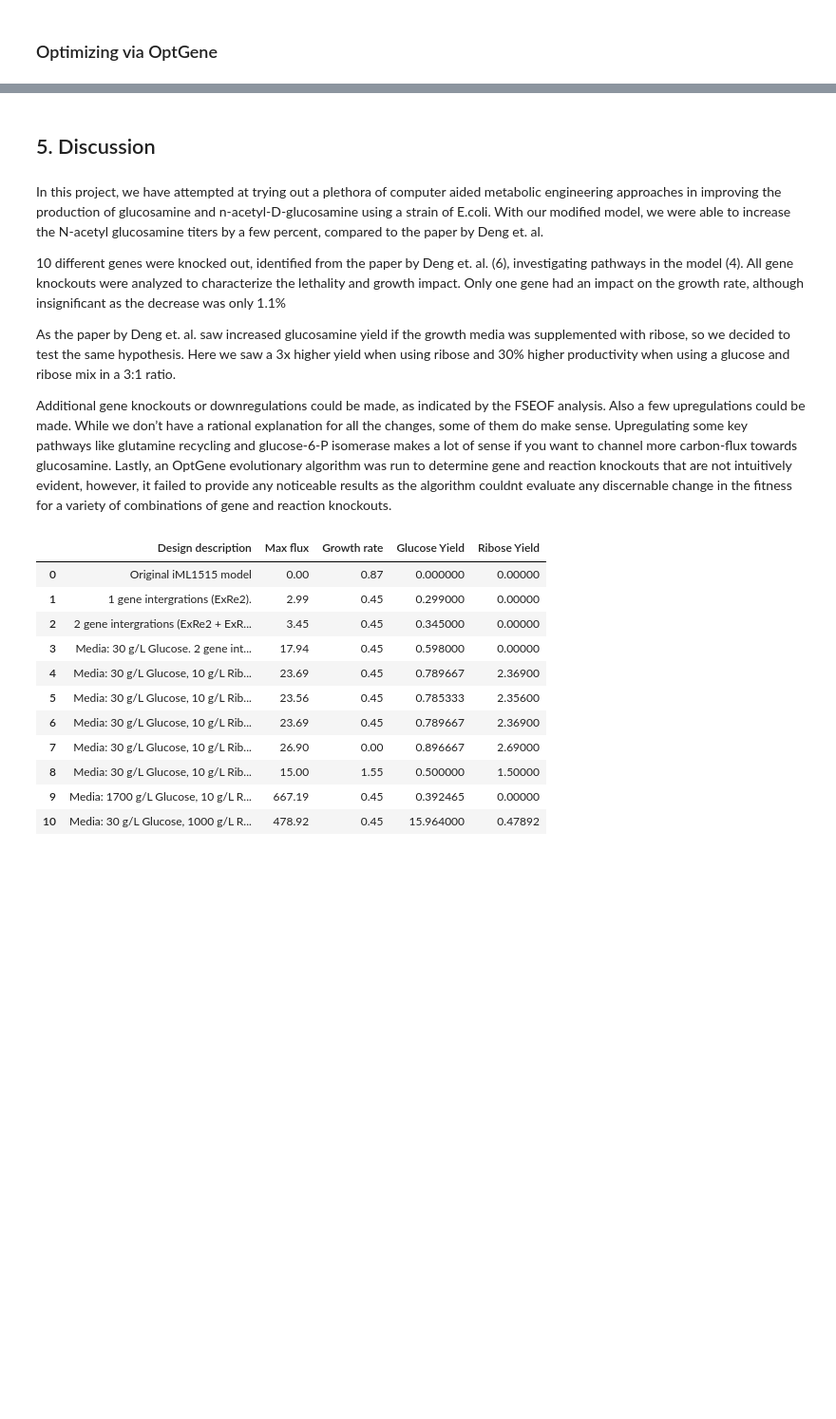
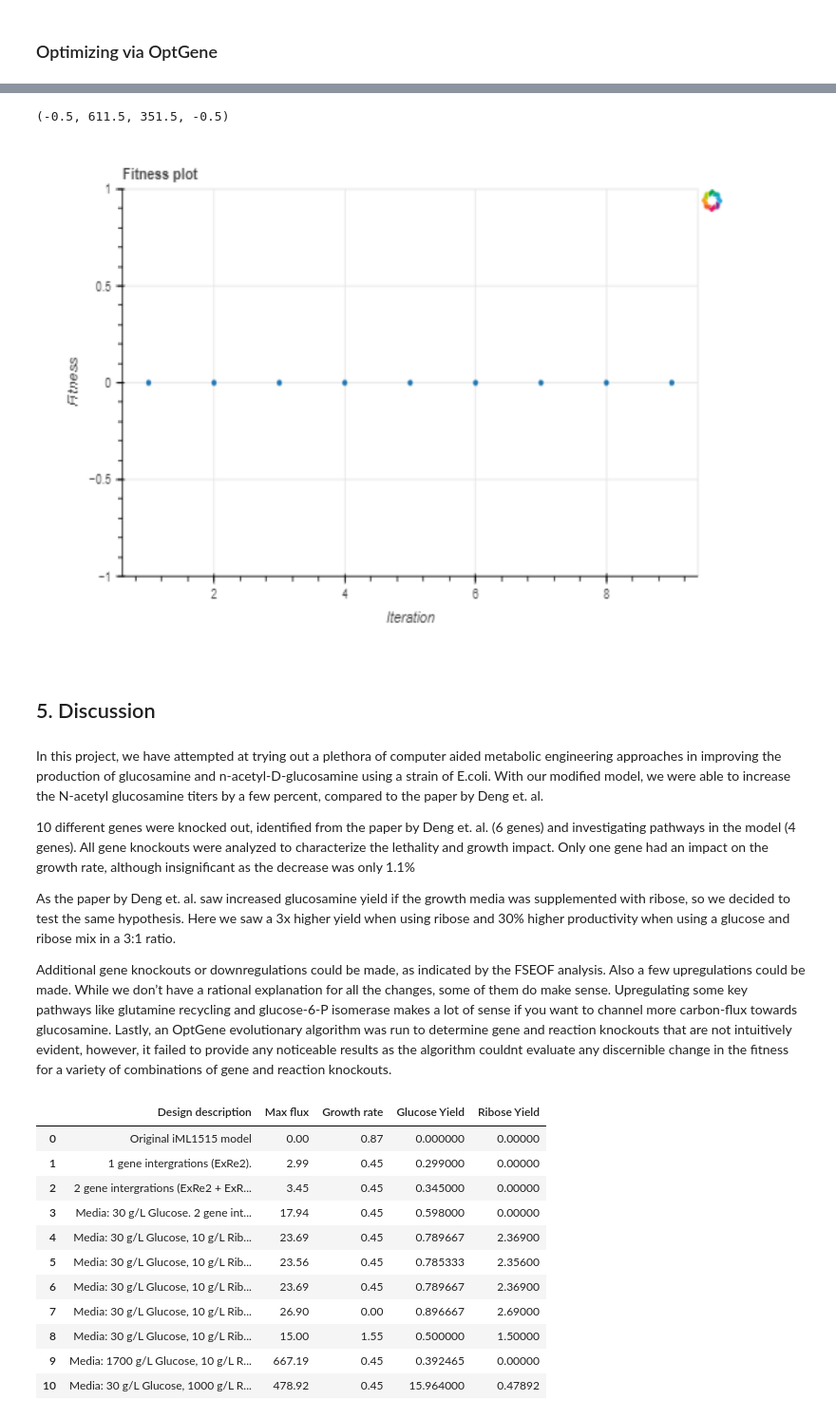
Before and after one commit to 27410/27410-group-assigment-group-13-glucosamine-in-e-coli, a Jupyter notebook: Report.ipynb, the cells around one changed output, grey strips where cells are left out. Shown at 95% size. Saved outputs shown, nothing was run; the diff lists cells and outputs as text; code cells hidden in the pictures; blank space fills up the shorter version.

Commit message:
only discussion and figtext left

```diff
--- a/Report.ipynb
+++ b/Report.ipynb
@@ -619,14 +623,21 @@ plot_trajectories(trajectories)
+# %%
+img1 = mpimg.imread('Fitness plot Optgene.png') # OptGene failed
+plt.imshow(img1, aspect='auto')
+plt.axis('off')
+# %% [output]
+(-0.5, 611.5, 351.5, -0.5)
+[figure, added]
 # %% [markdown]
 ## 5. Discussion
 # %% [markdown]
 In this project, we have attempted at trying out a plethora of computer aided metabolic engineering approaches in improving the production of glucosamine and n-acetyl-D-glucosamine using a strain of E.coli. With our modified model, we were able to increase the N-acetyl glucosamine titers by a few percent, compared to the paper by Deng et. al.
 
-10 different genes were knocked out, identified from the paper by Deng et. al. (6), investigating pathways in the model (4). All gene knockouts were analyzed to characterize the lethality and growth impact. Only one gene had an impact on the growth rate, although insignificant as the decrease was only 1.1%
+10 different genes were knocked out, identified from the paper by Deng et. al. (6 genes) and investigating pathways in the model (4 genes). All gene knockouts were analyzed to characterize the lethality and growth impact. Only one gene had an impact on the growth rate, although insignificant as the decrease was only 1.1%
 
 
 As the paper by Deng et. al. saw increased glucosamine yield if the growth media was supplemented with ribose, so we decided to test the same hypothesis. Here we saw a 3x higher yield when using ribose and 30% higher productivity when using a glucose and ribose mix in a 3:1 ratio.
 
-Additional gene knockouts or downregulations could be made, as indicated by the FSEOF analysis. Also a few upregulations could be made. While we don’t have a rational explanation for all the changes, some of them do make sense. Upregulating some key pathways like glutamine recycling and glucose-6-P isomerase makes a lot of sense if you want to channel more carbon-flux towards glucosamine. Lastly, an OptGene evolutionary algorithm was run to determine gene and reaction knockouts that are not intuitively evident, however, it failed to provide any noticeable results as the algorithm couldnt evaluate any discernable change in the fitness for a variety of combinations of gene and reaction knockouts.
+Additional gene knockouts or downregulations could be made, as indicated by the FSEOF analysis. Also a few upregulations could be made. While we don’t have a rational explanation for all the changes, some of them do make sense. Upregulating some key pathways like glutamine recycling and glucose-6-P isomerase makes a lot of sense if you want to channel more carbon-flux towards glucosamine. Lastly, an OptGene evolutionary algorithm was run to determine gene and reaction knockouts that are not intuitively evident, however, it failed to provide any noticeable results as the algorithm couldnt evaluate any discernible change in the fitness for a variety of combinations of gene and reaction knockouts.
 # %%
 pd.set_option('display.max_colwidth', None)
 model_ov = pd.read_excel('design_overview.xlsx')
```
Also changed, not shown: parts of 13 cells of this notebook.
